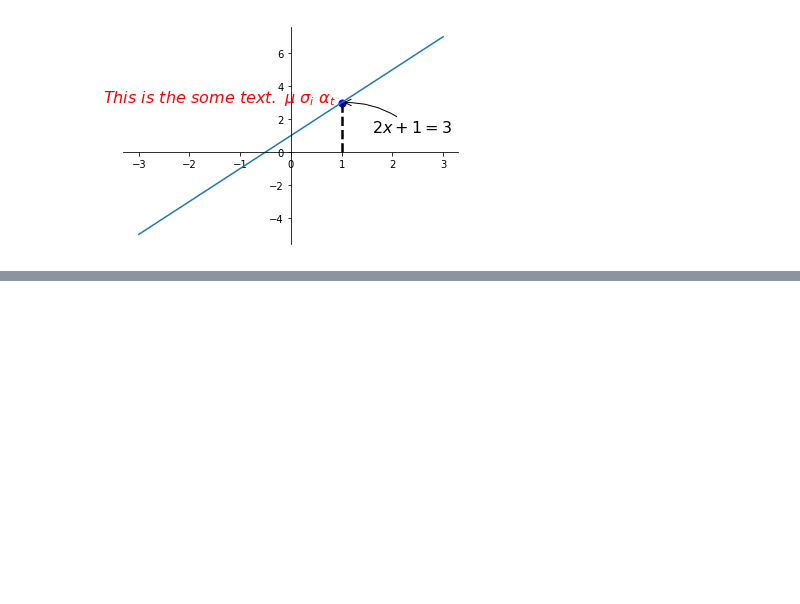
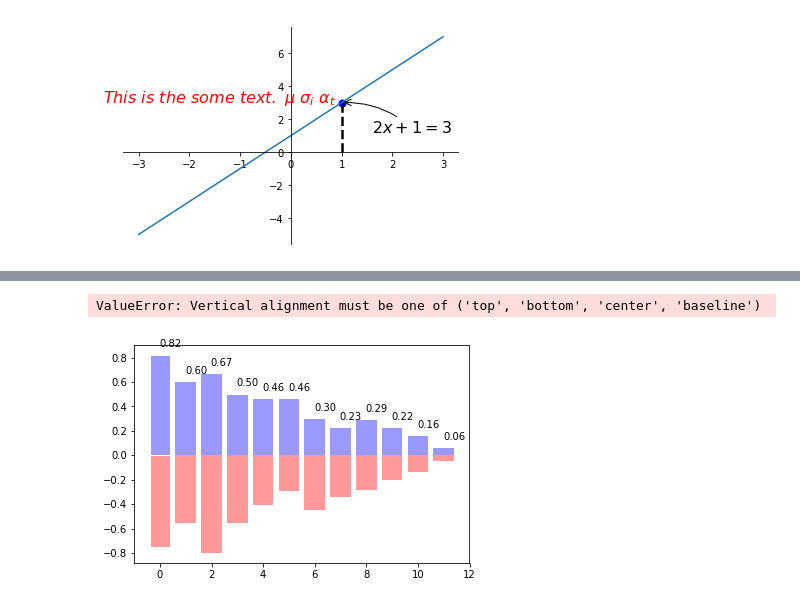
Before and after one commit to Echo002/DeepLearning, a Jupyter notebook: Package/matplotlib_Study/matplotlib基础.ipynb, the cells around one changed output, grey strips where cells are left out. Saved outputs shown, nothing was run; the diff lists cells and outputs as text; code cells hidden in the pictures; blank space fills up the shorter version.

```diff
--- a/Package/matplotlib_Study/matplotlib基础.ipynb
+++ b/Package/matplotlib_Study/matplotlib基础.ipynb
@@ -135,0 +178,19 @@ plt.show()
+# %%
+# 柱状图
+n = 12
+X = np.arange(n)
+Y1 = (1 - X/float(n)) * np.random.uniform(0.5, 1.0, n)
+Y2 = (1 - X/float(n)) * np.random.uniform(0.5, 1.0, n)
+
+plt.bar(X, +Y1, color = '#9999ff', edgecolor = 'white')
+plt.bar(X, -Y2, color = '#ff9999', edgecolor = 'white')
+
+for x, y in zip(X, Y1): #zip 打包成列表，元素为元组，元组的值为对应参数的值
+    plt.text(x + 0.4, y + 0.05, '%.2f' %y, ha = 'center', va = 'bottom') # 前两个参数为位置 ha,va为横向和纵向对齐方式
+
+for x, y in zip(X, Y2): #zip 打包成列表，元素为元组，元组的值为对应参数的值
+    plt.text(x + 0.4, y - 0.05, '%.2f' %y, ha = 'center', va = 'up')
+plt.show()
+# %% [output]
+ValueError: Vertical alignment must be one of ('top', 'bottom', 'center', 'baseline')
+[figure, added]
```
Also changed, not shown: parts of 2 cells of this notebook, 2 other files.
